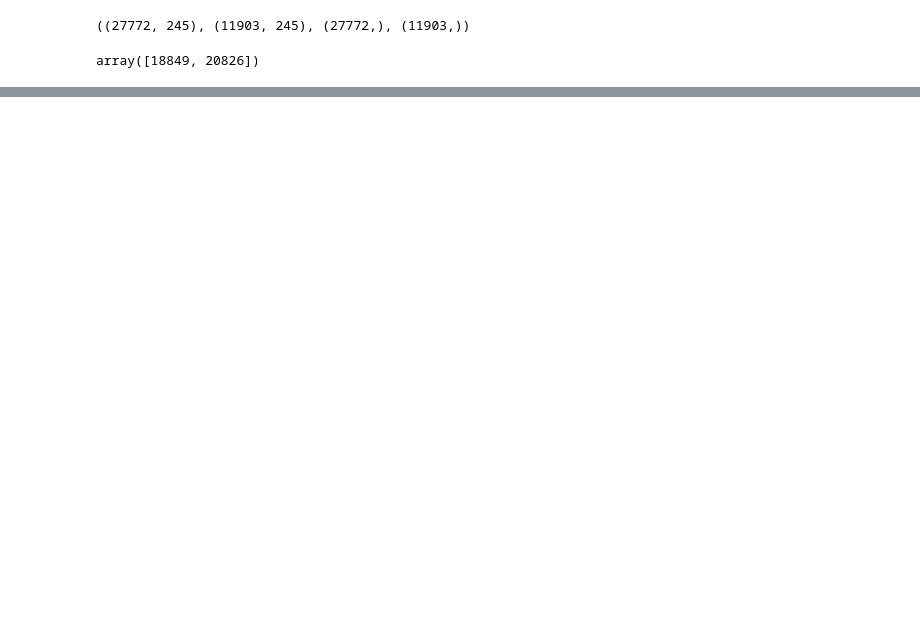
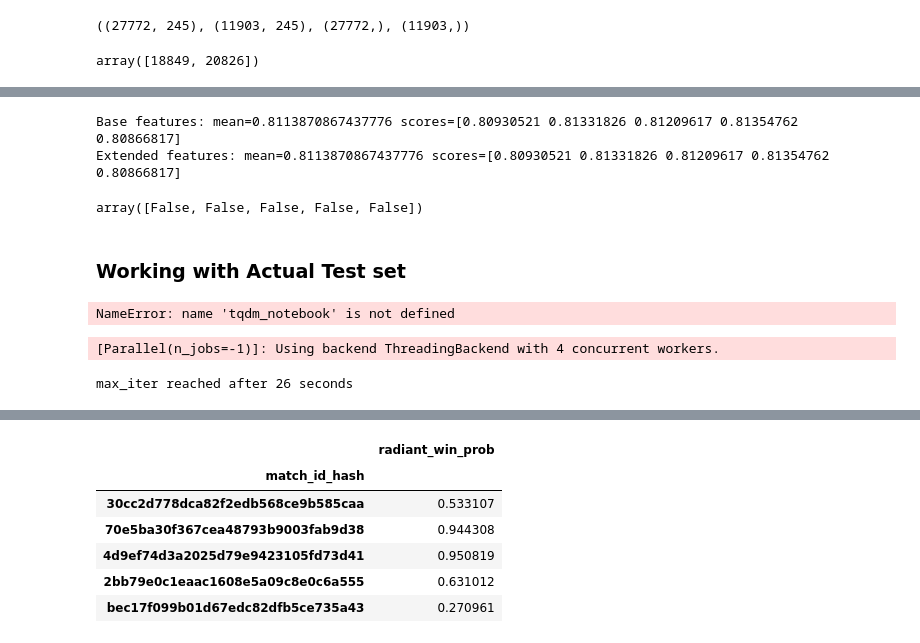
Before and after one commit to rghdrizzle/Dota2-Win-prediction, a Jupyter notebook: dota-2-lr.ipynb, the cells around one changed output, grey strips where cells are left out. Drawn from its saved outputs; the diff is of its cells as text; code cells hidden in the pictures; blank space fills up the shorter version.

```diff
--- a/dota-2-lr.ipynb
+++ b/dota-2-lr.ipynb
@@ -107,0 +222,21 @@ Wall time: 3min 47s
+# %%
+C = 0.1
+penalty = 'l2'
+solver = 'saga'
+max_iter = 150
+random_state = 17
+n_jobs = -1
+verbose = 1
+class_weight = 'balanced'
+
+clf_lr_2 = LogisticRegression(C=C,
+                            penalty=penalty,
+                            max_iter=max_iter,
+                            random_state=random_state,
+                            verbose=verbose,
+                            n_jobs=n_jobs,
+                            class_weight=class_weight,
+                            solver=solver)
+
+# calcuate ROC-AUC for each split
+cv_scores_lr2 = cross_val_score(clf_lr_2, X, y, cv=cv, scoring='roc_auc')
@@ -107,0 +367,35 @@ Wall time: 3min 47s
+# %%
+print('Base features: mean={} scores={}'.format(cv_scores_lr2.mean(),
+                                                cv_scores_lr2))
+print('Extended features: mean={} scores={}'.format(cv_scores_extended.mean(),
+                                                    cv_scores_extended))
+# %% [output]
+Base features: mean=0.8113870867437776 scores=[0.80930521 0.81331826 0.81209617 0.81354762 0.80866817]
+Extended features: mean=0.8113870867437776 scores=[0.80930521 0.81331826 0.81209617 0.81354762 0.80866817]
+# %%
+cv_scores_extended > cv_scores_lr2
+# %% [output]
+array([False, False, False, False, False])
+# %% [markdown]
+### Working with Actual Test set
+# %%
+df_test_features = pd.read_csv(os.path.join(PATH_TO_DATA, 'test_features.csv'),index_col='match_id_hash')
+# %%
+%%time
+# Build the same features for the test set
+df_test_features_extended = df_test_features.copy()
+add_new_features(df_test_features_extended, os.path.join(PATH_TO_DATA, 'test_matches.jsonl'))
+# %% [output]
+NameError: name 'tqdm_notebook' is not defined
+# %%
+clf_lr_2.fit(df_train_features_extended.values, y)
+df_lr_final= pd.DataFrame(
+    {'radiant_win_prob': clf_lr_2.predict_proba(df_test_features_extended.values)[:, 1]},
+    index=df_test_features.index,
+)
+df_lr_final.to_csv('lr_pred.csv')
+
+df_lr_final.head()
+# %% [output]
+[Parallel(n_jobs=-1)]: Using backend ThreadingBackend with 4 concurrent workers.
+max_iter reached after 26 seconds
@@ -107,0 +403,7 @@ Wall time: 3min 47s
+|  | radiant_win_prob |
+| match_id_hash |  |
+| 30cc2d778dca82f2edb568ce9b585caa | 0.533107 |
+| 70e5ba30f367cea48793b9003fab9d38 | 0.944308 |
+| 4d9ef74d3a2025d79e9423105fd73d41 | 0.950819 |
+| 2bb79e0c1eaac1608e5a09c8e0c6a555 | 0.631012 |
+| bec17f099b01d67edc82dfb5ce735a43 | 0.270961 |
```
Also changed, not shown: parts of 26 cells of this notebook.
